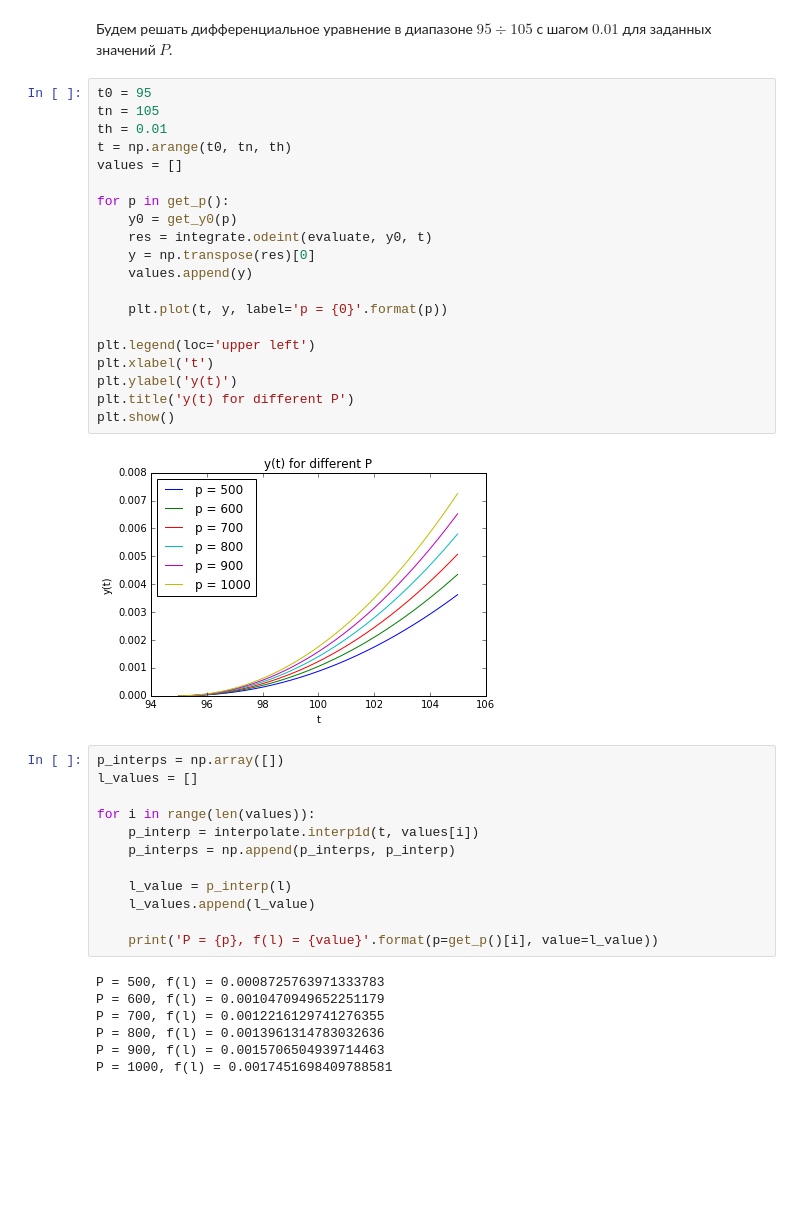
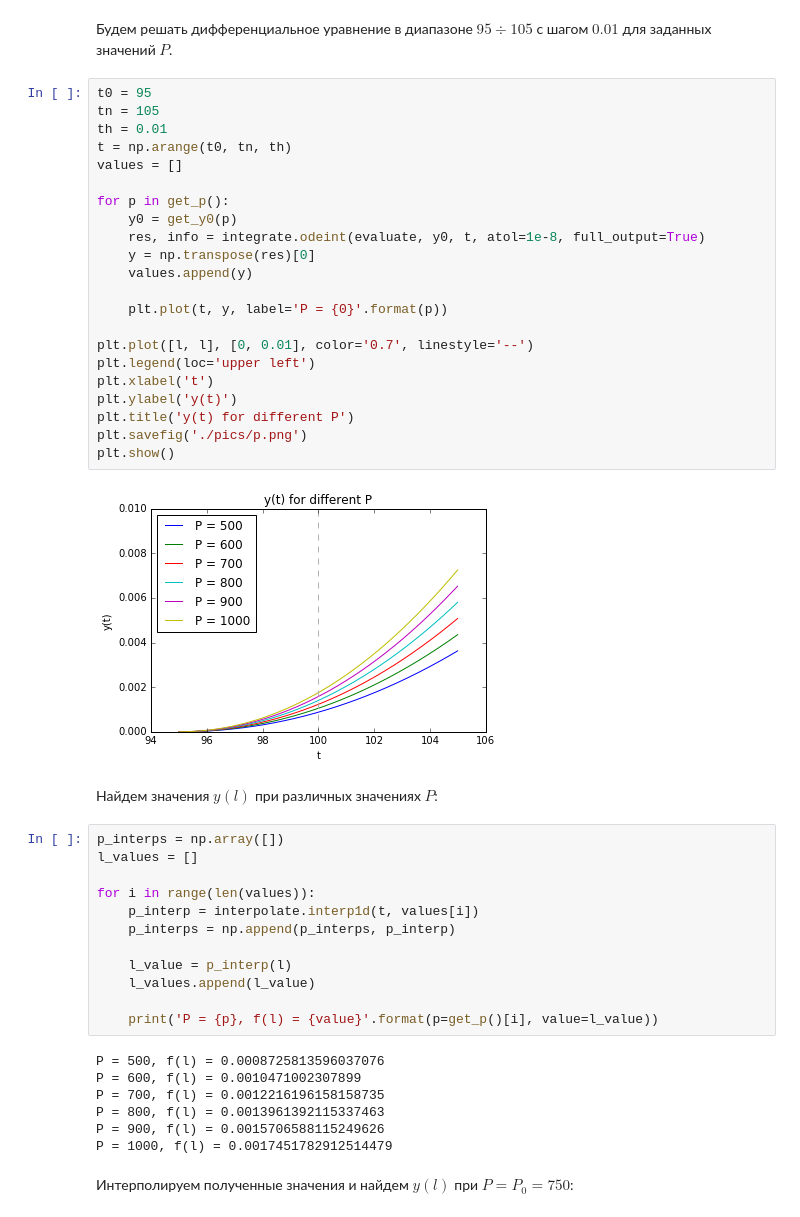
Before and after one commit to vaddya/computational-math, a Jupyter notebook: coursework/coursework.ipynb, the cells around one changed output. Drawn from its saved outputs; the diff is of its cells as text; blank space fills up the shorter version.

```diff
--- a/coursework/coursework.ipynb
+++ b/coursework/coursework.ipynb
@@ -122,25 +122,29 @@ def evaluate(y: np.array, t: float):
 # %%
 t0 = 95
 tn = 105
 th = 0.01
 t = np.arange(t0, tn, th)
 values = []
 
 for p in get_p():
     y0 = get_y0(p)
-    res = integrate.odeint(evaluate, y0, t)
+    res, info = integrate.odeint(evaluate, y0, t, atol=1e-8, full_output=True)
     y = np.transpose(res)[0]
     values.append(y)
 
-    plt.plot(t, y, label='p = {0}'.format(p))
+    plt.plot(t, y, label='P = {0}'.format(p))
 
+plt.plot([l, l], [0, 0.01], color='0.7', linestyle='--')
 plt.legend(loc='upper left')
 plt.xlabel('t')
 plt.ylabel('y(t)')
 plt.title('y(t) for different P')
+plt.savefig('./pics/p.png')
 plt.show()
 # %% [output]
-[figure, old version]
+[figure, new version]
+# %% [markdown]
+Найдем значения $y(l)$ при различных значениях $P$:
 # %%
 p_interps = np.array([])
 l_values = []
@@ -154,12 +158,14 @@ for i in range(len(values)):
 
     print('P = {p}, f(l) = {value}'.format(p=get_p()[i], value=l_value))
 # %% [output]
-P = 500, f(l) = 0.0008725763971333783
-P = 600, f(l) = 0.0010470949652251179
-P = 700, f(l) = 0.0012216129741276355
-P = 800, f(l) = 0.0013961314783032636
-P = 900, f(l) = 0.0015706504939714463
-P = 1000, f(l) = 0.0017451698409788581
+P = 500, f(l) = 0.0008725813596037076
+P = 600, f(l) = 0.0010471002307899
+P = 700, f(l) = 0.0012216196158158735
+P = 800, f(l) = 0.0013961392115337463
+P = 900, f(l) = 0.0015706588115249626
+P = 1000, f(l) = 0.0017451782912514479
+# %% [markdown]
+Интерполируем полученные значения и найдем $y(l)$ при $P = P_0 = 750$:
 # %%
 l_interp = interpolate.interp1d(get_p(), l_values, kind='cubic')
 l_p0 = l_interp(p0)
```
Also changed, not shown: parts of 4 cells of this notebook, 1 other file.
